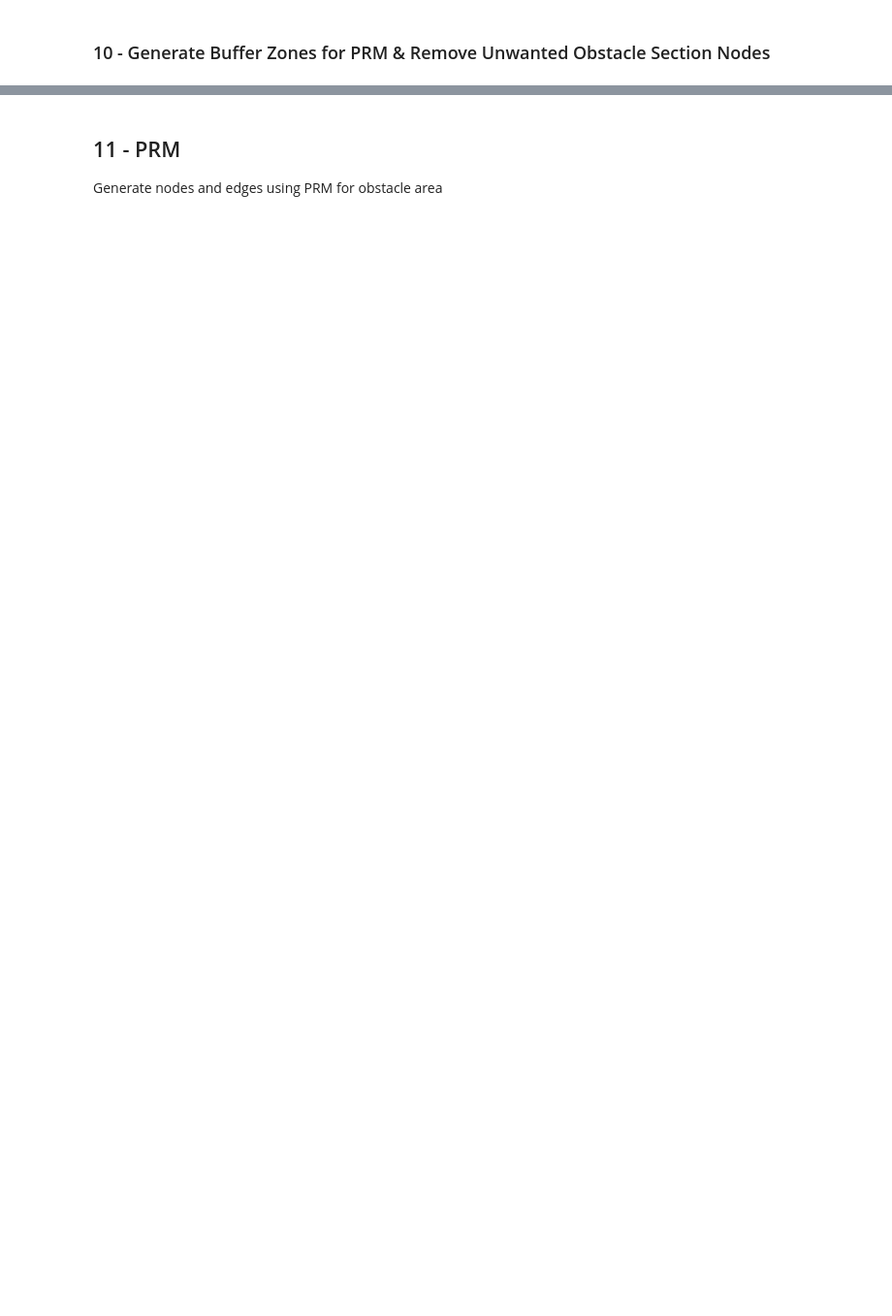
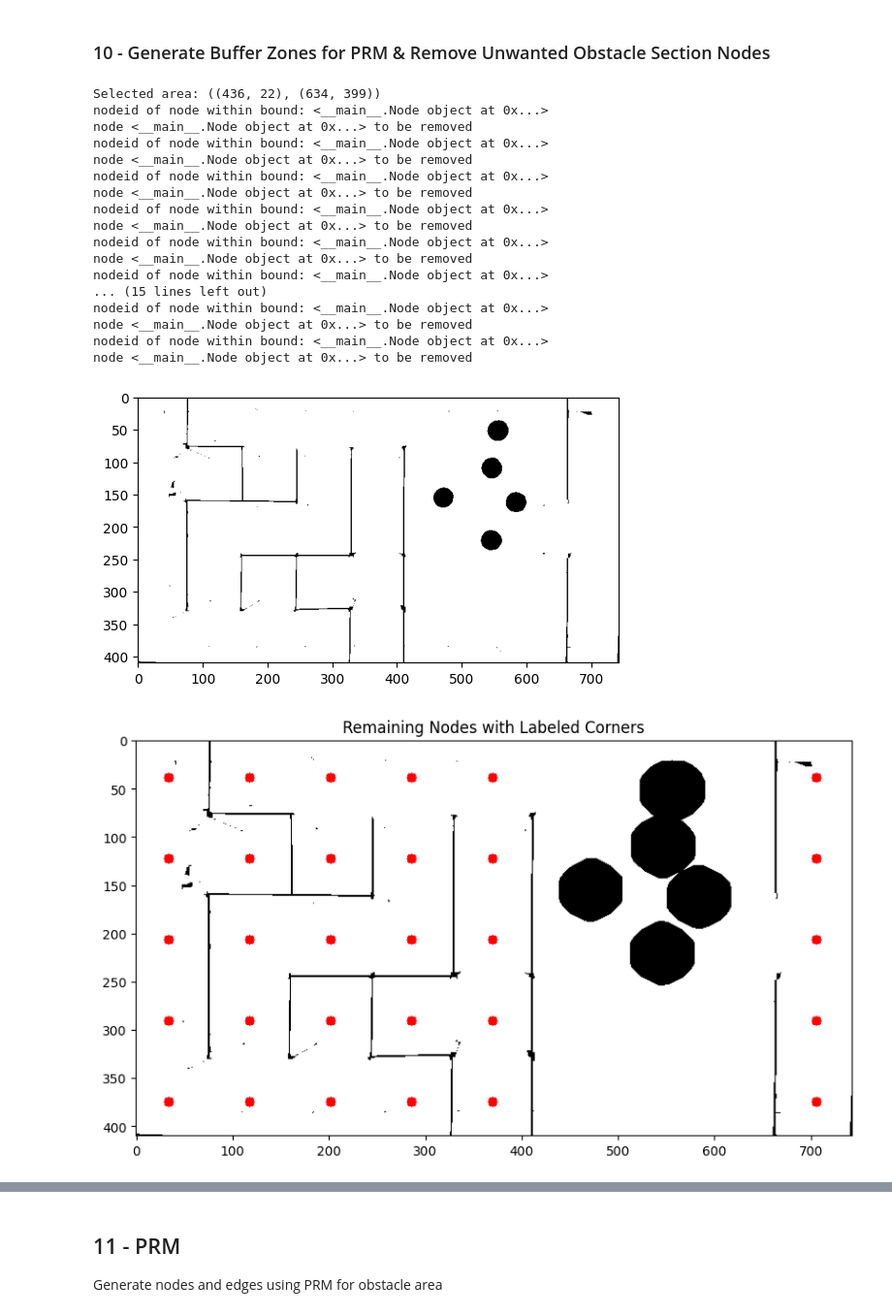
Before and after one commit to mumslayer69/micromouse3100, a Jupyter notebook: path_planning/3.3_path_COPY.ipynb, the cells around one changed output, grey strips where cells are left out. Shown at 97% size. Drawn from its saved outputs; the diff is of its cells as text; code cells hidden in the pictures; blank space fills up the shorter version.

```diff
--- a/path_planning/3.3_path_COPY.ipynb
+++ b/path_planning/3.3_path_COPY.ipynb
@@ -607,5 +611,8 @@ Selected area: ((35, 35), (704, 375))
 [(1, 1), (1, 0), (2, 0), (3, 0), (4, 0), (4, 1), (3, 1), (2, 1), (2, 2), (2, 3), (1, 3), (0, 3), (0, 4), (0, 5), (0, 6), (0, 7), (1, 7), (2, 7), (2, 8), (3, 8), (4, 8)]
 Generated commands: rrflffflflffrfflffrffffrfflfrff
+# %%
+for node in graph:
+        print(node.get_point())
 # %% [markdown]
 ## 9 - Find Start and End Nodes in the Obstacle Section
 # %%
@@ -668,7 +686,8 @@ NameError: name 'prm_start_node' is not defined
 # %% [markdown]
 ### 10 - Generate Buffer Zones for PRM & Remove Unwanted Obstacle Section Nodes
 # %%
-
+from copy import deepcopy
+new_graph = deepcopy(graph)
 dilation_iteration = 6
 
 # Function to handle mouse callback for selecting area
@@ -701,7 +720,7 @@ cv2.destroyAllWindows()
 
 # Remove nodes within the selected area
 removedNodeIds = []
-for node in graph.nodes.values():
+for node in new_graph.nodes.values():
     x, y = node.get_point()
     # print('ecks, why = ', x, y)
     if (start_x <= x <= end_x and start_y <= y <= end_y):
@@ -711,7 +730,7 @@ for node in graph.nodes.values():
             removedNodeIds.append(node.get_ID())
 
 for nodeId in removedNodeIds:
-    graph.remove_node(nodeId)
+    new_graph.remove_node(nodeId)
 
 result_marked = result_rgb.copy()
 plt.imshow(result_marked)
@@ -720,32 +739,52 @@ plt.imshow(result_marked)
 section = result_marked[start_y:end_y, start_x:end_x]
 
 kernelOpening = np.ones((3, 3), np.uint8)
 # kernel = np.ones((7, 7), np.uint8)
 kernel = cv2.getStructuringElement(cv2.MORPH_ELLIPSE, (7, 7)) # Changed kernel from square to circular
 sectionEroded = cv2.dilate(src=section, kernel=kernelOpening, iterations=3)
 sectionEroded = cv2.erode(src=sectionEroded, kernel=kernelOpening, iterations=3)
 sectionEroded = cv2.erode(src=sectionEroded, kernel=kernel, iterations=dilation_iteration)
 
 sectionR = section.copy()
 sectionR[:, :, 0] = 0
 sectionR[:, :, 1] = 0
 sectionR[:, :, 2] = 0
 section = cv2.bitwise_or(sectionEroded, sectionR)
 
 # join images together
 result_marked[start_y:end_y, start_x:end_x] = section
 
 
 # Create a copy of the original result image
 result_with_nodes = result_marked.copy()
 
 # Draw the remaining nodes on the result image
-for nodeId in graph.get_nodes():
-    x, y = graph.nodes[nodeId].get_point()
+for nodeId in new_graph.get_nodes():
+    x, y = new_graph.nodes[nodeId].get_point()
     cv2.circle(result_with_nodes, (x, y), 5, (255, 0, 0), -1)
 
 # Display the result image with the remaining nodes and labeled corners
 plt.figure(figsize=(10, 10))
 plt.imshow(result_with_nodes)
 plt.title('Remaining Nodes with Labeled Corners')
 plt.show()
+# %% [output]
+Selected area: ((436, 22), (634, 399))
+nodeid of node within bound: <__main__.Node object at 0x...>
+node <__main__.Node object at 0x...> to be removed
+nodeid of node within bound: <__main__.Node object at 0x...>
+node <__main__.Node object at 0x...> to be removed
+nodeid of node within bound: <__main__.Node object at 0x...>
+node <__main__.Node object at 0x...> to be removed
+nodeid of node within bound: <__main__.Node object at 0x...>
+node <__main__.Node object at 0x...> to be removed
+nodeid of node within bound: <__main__.Node object at 0x...>
+node <__main__.Node object at 0x...> to be removed
+nodeid of node within bound: <__main__.Node object at 0x...>
+... (15 lines left out)
+nodeid of node within bound: <__main__.Node object at 0x...>
+node <__main__.Node object at 0x...> to be removed
+nodeid of node within bound: <__main__.Node object at 0x...>
+node <__main__.Node object at 0x...> to be removed
+[figure, added]
+[figure, added]
```
Also changed, not shown: parts of 12 cells of this notebook.
